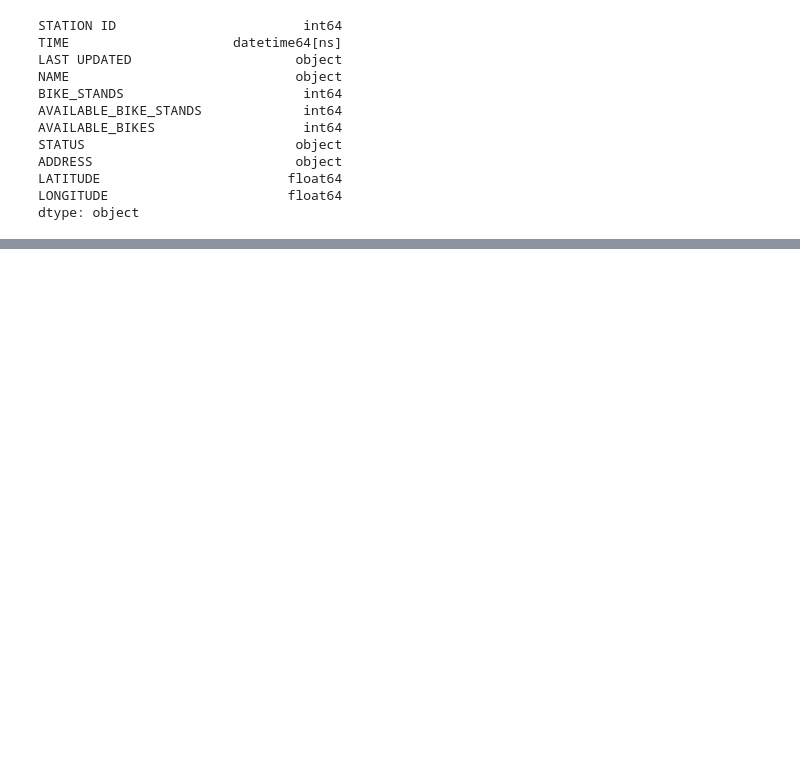
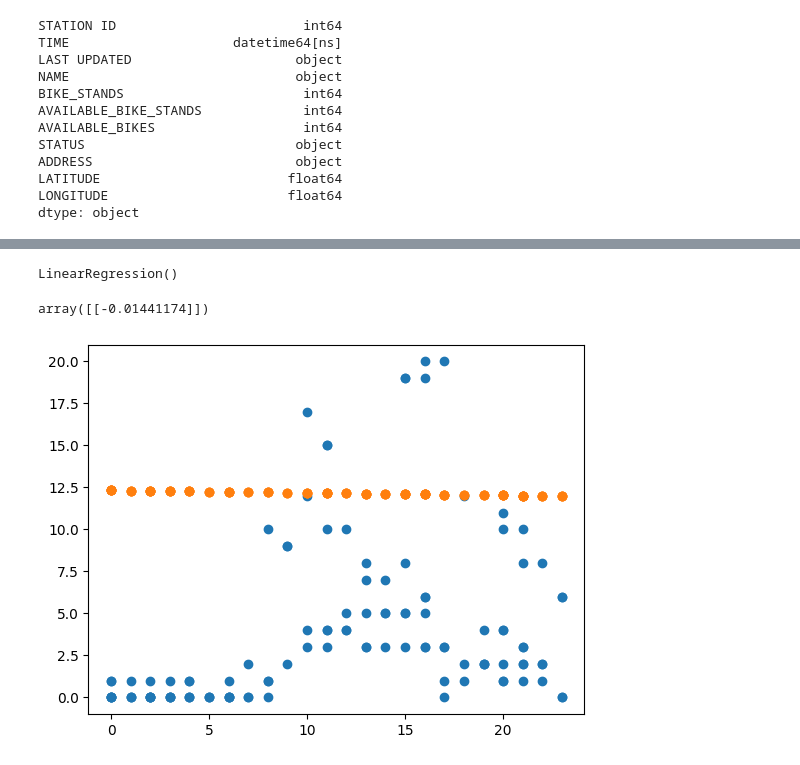
Before and after one commit to TadghPurcell/On-Your-Bike, a Jupyter notebook: ML_models/regression.ipynb, the cells around one changed output, grey strips where cells are left out. Cells and saved outputs as stored; diff of their text form; code cells hidden in the pictures; blank space fills up the shorter version.

Commit message:
linear regression

```diff
--- a/ML_models/regression.ipynb
+++ b/ML_models/regression.ipynb
@@ -42,0 +93,6 @@ df.head()
+# %%
+x_train = np.array(x_train).reshape(-1, 1)
+y_train = np.array(y_train).reshape(-1, 1)
+x_test = np.array(x_test).reshape(-1, 1)
+y_test = np.array(y_test).reshape(-1, 1)
+print(x_train)
@@ -42,0 +120,20 @@ df.head()
+# %%
+lr = LinearRegression()
+# %%
+lr.fit(x_train, y_train)
+# %% [output]
+LinearRegression()
+# %%
+c = lr.intercept_
+m = lr.coef_
+m
+# %% [output]
+array([[-0.01441174]])
+# %%
+y_pred_train = lr.predict(x_train)
+# %%
+plt.scatter(x_train, y_train)
+plt.scatter(x_train, y_pred_train)
+plt.show()
+# %% [output]
+[figure, added]
```
Also changed, not shown: parts of 10 cells of this notebook.
